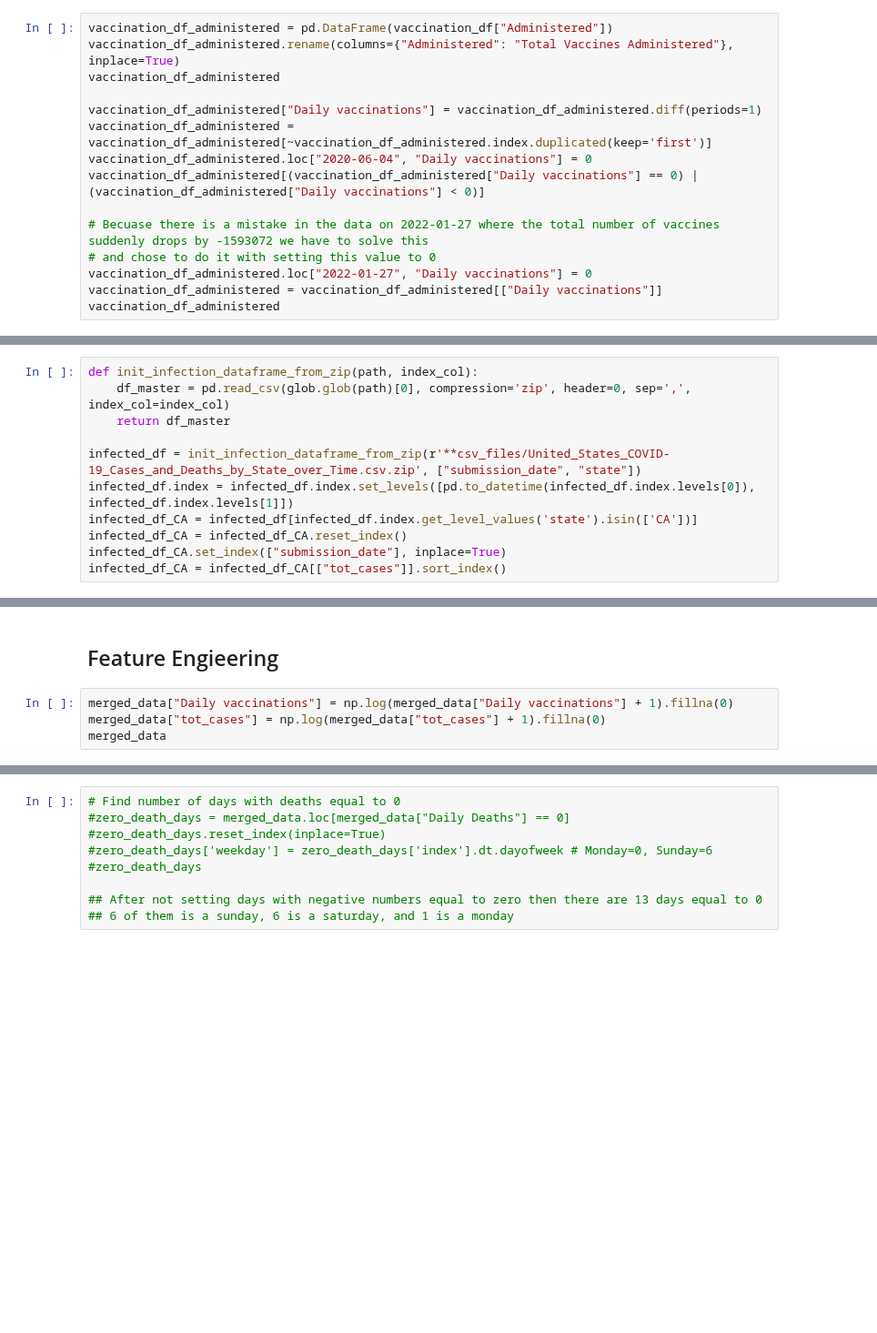
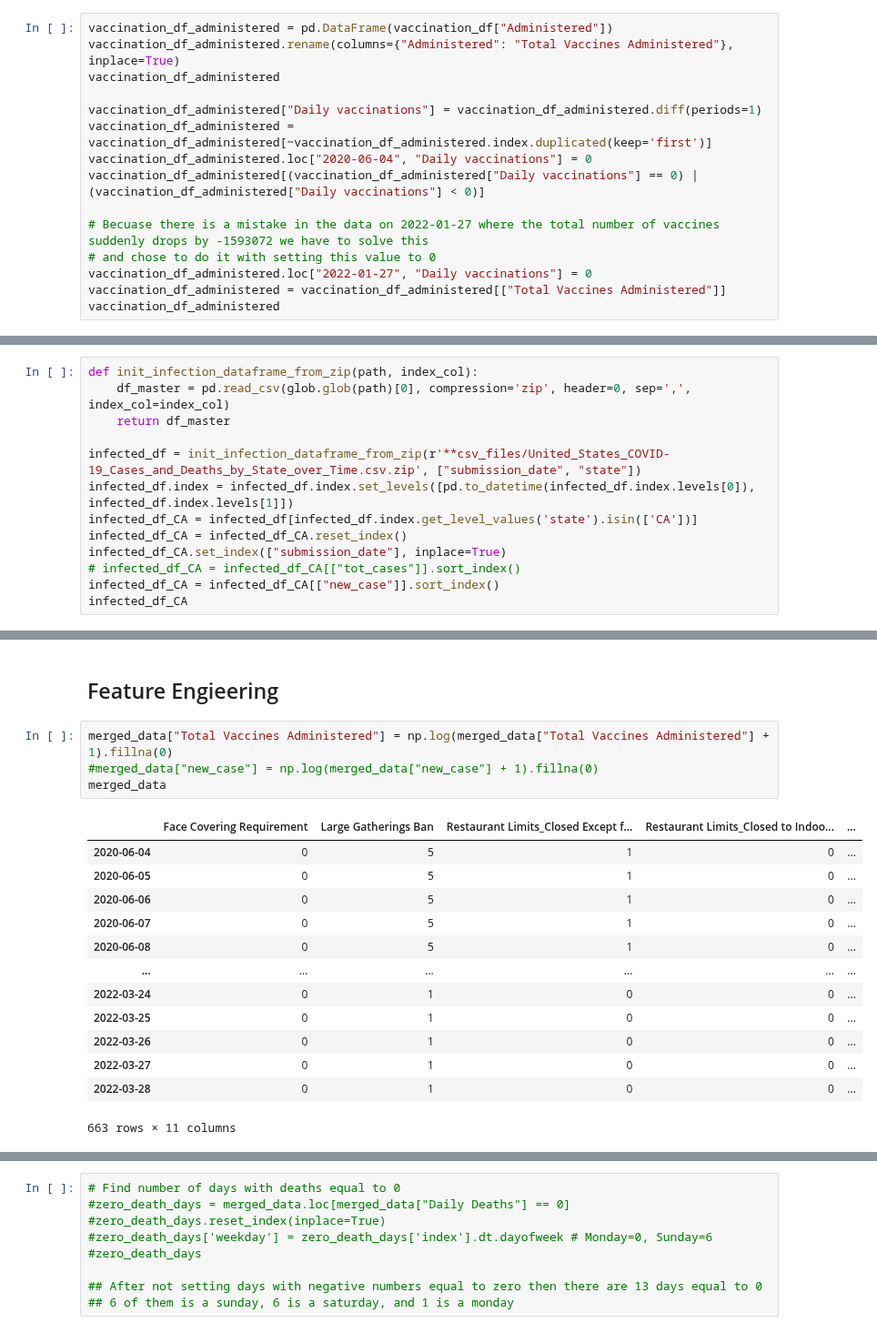
Before and after one commit to Sverre-rt/DATA200-grad_project, a Jupyter notebook: first_prediction.ipynb, the cells around one changed output, grey strips where cells are left out. Shown at 91% size. Drawn from its saved outputs; the diff is of its cells as text; blank space fills up the shorter version.

```diff
--- a/first_prediction.ipynb
+++ b/first_prediction.ipynb
@@ -108,5 +157,5 @@ vaccination_df_administered[(vaccination_df_administered["Daily vaccinations"] =
 # Becuase there is a mistake in the data on 2022-01-27 where the total number of vaccines suddenly drops by -1593072 we have to solve this
 # and chose to do it with setting this value to 0
 vaccination_df_administered.loc["2022-01-27", "Daily vaccinations"] = 0
-vaccination_df_administered = vaccination_df_administered[["Daily vaccinations"]]
+vaccination_df_administered = vaccination_df_administered[["Total Vaccines Administered"]]
 vaccination_df_administered
@@ -165,4 +229,6 @@ infected_df.index = infected_df.index.set_levels([pd.to_datetime(infected_df.ind
 infected_df_CA = infected_df[infected_df.index.get_level_values('state').isin(['CA'])]
 infected_df_CA = infected_df_CA.reset_index()
 infected_df_CA.set_index(["submission_date"], inplace=True)
-infected_df_CA = infected_df_CA[["tot_cases"]].sort_index()
+# infected_df_CA = infected_df_CA[["tot_cases"]].sort_index()
+infected_df_CA = infected_df_CA[["new_case"]].sort_index()
+infected_df_CA
@@ -177,9 +272,23 @@ merged_data
 # %% [markdown]
 ## Feature Engieering
 # %%
-merged_data["Daily vaccinations"] = np.log(merged_data["Daily vaccinations"] + 1).fillna(0)
-merged_data["tot_cases"] = np.log(merged_data["tot_cases"] + 1).fillna(0)
+merged_data["Total Vaccines Administered"] = np.log(merged_data["Total Vaccines Administered"] + 1).fillna(0)
+#merged_data["new_case"] = np.log(merged_data["new_case"] + 1).fillna(0)
 merged_data
+# %% [output]
+|  | Face Covering Requirement | Large Gatherings Ban | Restaurant Limits_Closed Except f... | Restaurant Limits_Closed to Indoo... | ... |
+| 2020-06-04 | 0 | 5 | 1 | 0 | ... |
+| 2020-06-05 | 0 | 5 | 1 | 0 | ... |
+| 2020-06-06 | 0 | 5 | 1 | 0 | ... |
+| 2020-06-07 | 0 | 5 | 1 | 0 | ... |
+| 2020-06-08 | 0 | 5 | 1 | 0 | ... |
+| ... | ... | ... | ... | ... | ... |
+| 2022-03-24 | 0 | 1 | 0 | 0 | ... |
+| 2022-03-25 | 0 | 1 | 0 | 0 | ... |
+| 2022-03-26 | 0 | 1 | 0 | 0 | ... |
+| 2022-03-27 | 0 | 1 | 0 | 0 | ... |
+| 2022-03-28 | 0 | 1 | 0 | 0 | ... |
+663 rows × 11 columns
 # %%
 from sklearn import linear_model as lm
 from sklearn.model_selection import train_test_split
```
Also changed, not shown: parts of 10 cells of this notebook, 2 other files.
